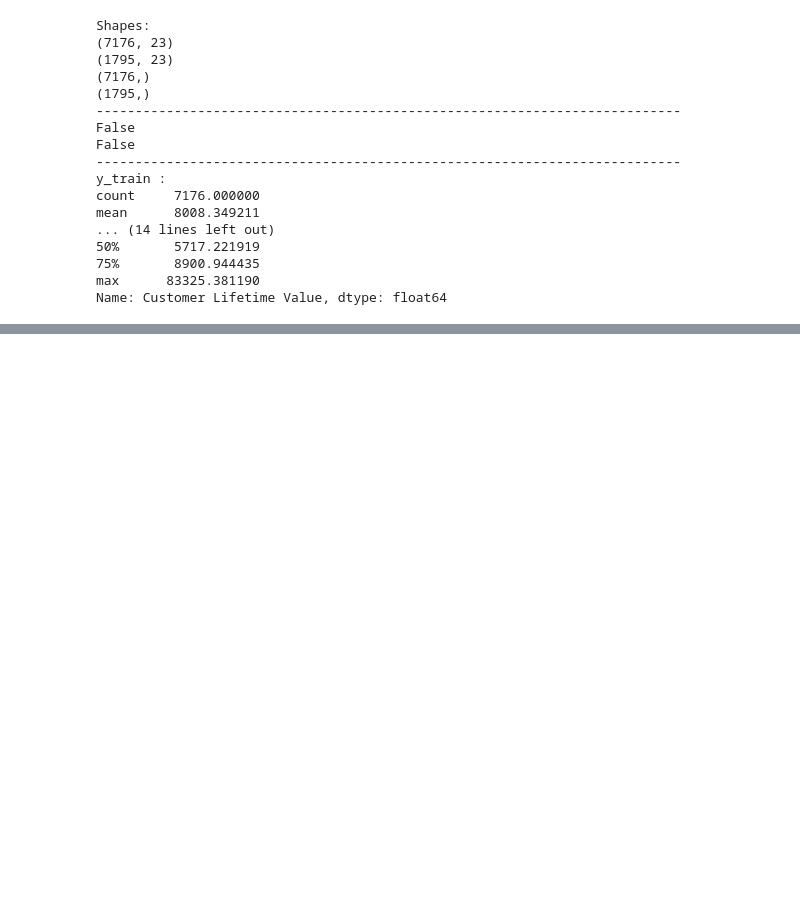
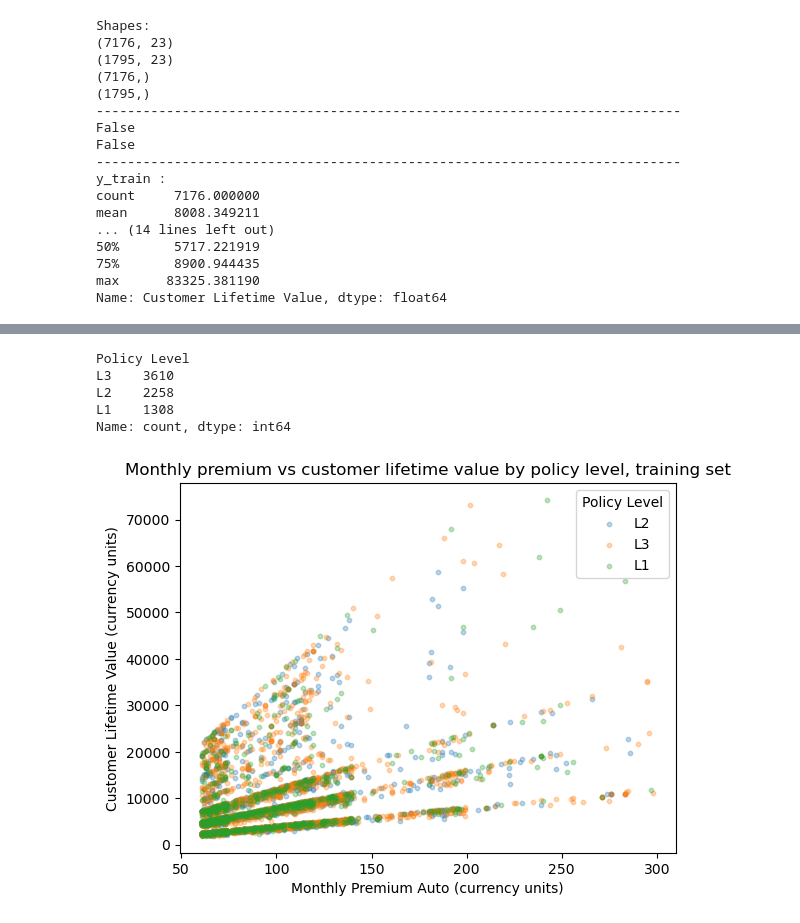
Before and after one commit to devloopcode/customer_lifetime_value_regression, a Jupyter notebook: customer_lifetime_value.ipynb, the cells around one changed output, grey strips where cells are left out. Saved outputs shown, nothing was run; the diff lists cells and outputs as text; code cells hidden in the pictures; blank space fills up the shorter version.

```diff
--- a/customer_lifetime_value.ipynb
+++ b/customer_lifetime_value.ipynb
@@ -265,0 +430,27 @@ Name: Customer Lifetime Value, dtype: float64
+# %%
+# Feature engineering: extract policy level sub-tier ("L1", "L2", "L3") by slicing the last 2 characters
+train_df["Policy Level"] = train_df["Policy"].str[-2:]
+# %%
+# Check frequency distribution across extracted Policy Levels
+train_df["Policy Level"].value_counts()
+# %% [output]
+Policy Level
+L3    3610
+L2    2258
+L1    1308
+Name: count, dtype: int64
+# %%
+# Test hypothesis: Does Policy Level (L1, L2, L3) explain the distinct ray slopes?
+for level in train_df['Policy Level'].unique():
+    sub = train_df[train_df['Policy Level'] == level]
+    plt.scatter(sub["Monthly Premium Auto"], sub[TARGET_COL], alpha=0.3, s=10, label=level)
+
+# Add chart labels and legend
+plt.title("Monthly premium vs customer lifetime value by policy level, training set")
+plt.xlabel("Monthly Premium Auto (currency units)")
+plt.ylabel("Customer Lifetime Value (currency units)")
+plt.legend(title="Policy Level")
+plt.show()
+# Finding: Policy levels overlap evenly across all rays and do not explain the slope divergence
+# %% [output]
+[figure, added]
```
Also changed, not shown: parts of 41 cells of this notebook, 1 other file.
